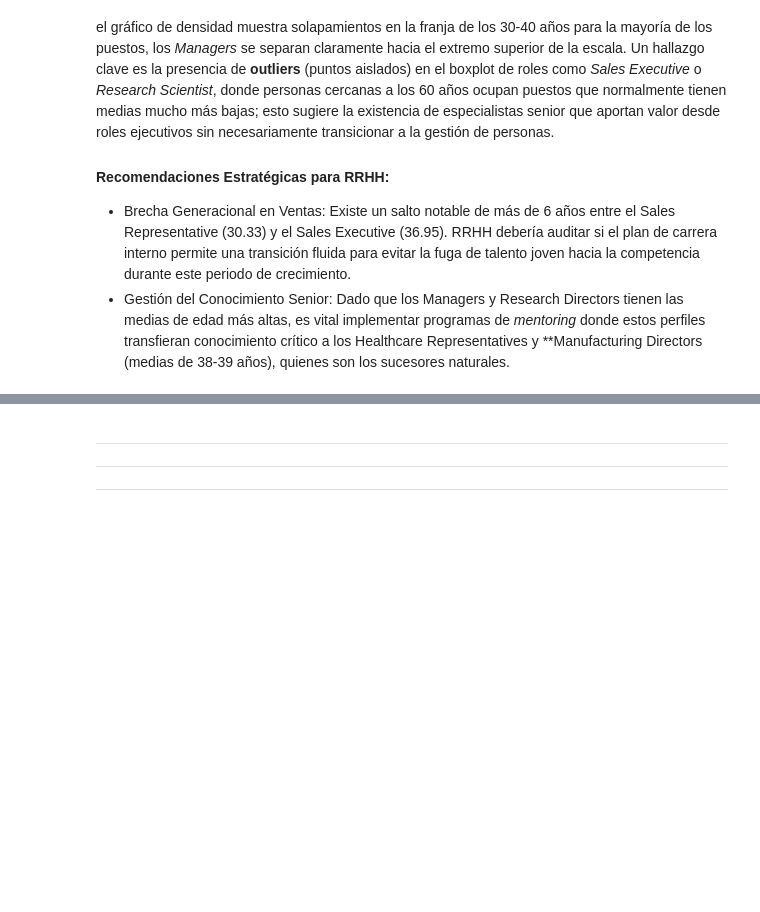
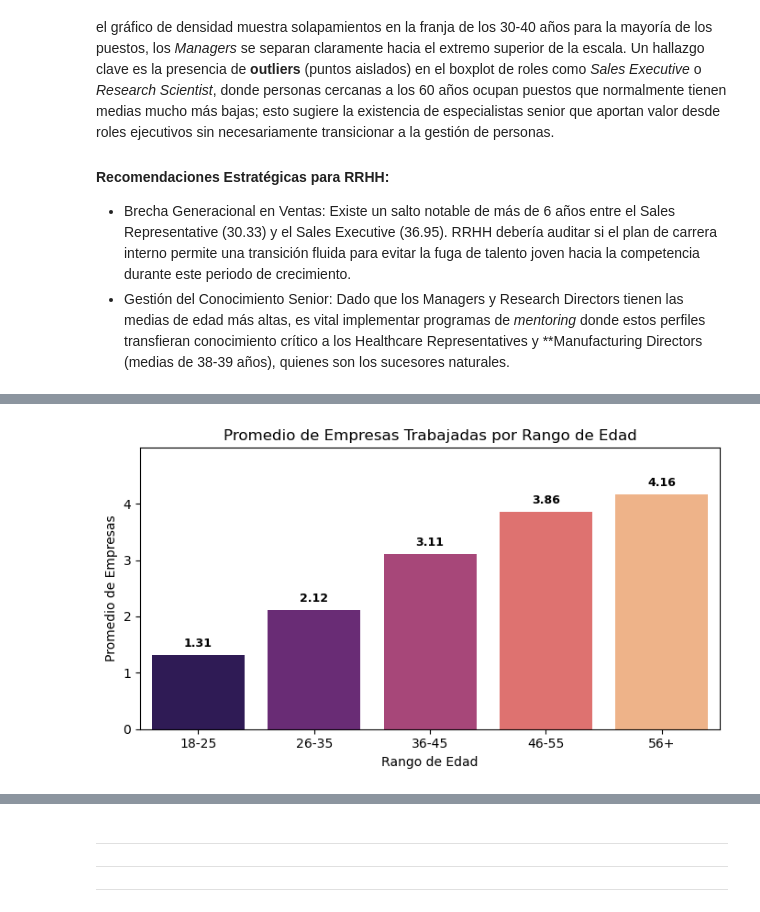
Before and after one commit to PatriciaAnaya/project-da-promo-59-modulo-3-team-3, a Jupyter notebook: optimizacion-de-talento.ipynb, the cells around one changed output, grey strips where cells are left out. Saved outputs shown, nothing was run; the diff lists cells and outputs as text; code cells hidden in the pictures; blank space fills up the shorter version.

```diff
--- a/optimizacion-de-talento.ipynb
+++ b/optimizacion-de-talento.ipynb
@@ -1335,0 +1415,11 @@ La empresa presenta una pirámide demográfica saludable pero muy marcada por el
+# %%
+df_final['age_range'] = pd.cut(df_final['age'], bins=bins_edad, labels=labels_edad, right=False)
+
+# 3. Aplicamos el groupby usando esa nueva columna
+monthly_rate_by_age_range = (df_final.groupby('age_range')['num_companies_worked']
+                             .mean()
+                             .round(2)
+                             .reset_index()
+                            )
+
+monthly_rate_by_age_range
@@ -1335,0 +1433,25 @@ La empresa presenta una pirámide demográfica saludable pero muy marcada por el
+# %%
+df_final['age_range'] = pd.cut(df_final['age'], bins=bins_edad, labels=labels_edad, right=False)
+
+companies_by_age = (df_final.groupby('age_range')['num_companies_worked']
+                    .mean()
+                    .round(2)
+                    .reset_index())
+
+plt.figure(figsize=(7, 4))
+ax = sns.barplot(data=companies_by_age, x='age_range', y='num_companies_worked', palette='magma')
+
+for p in ax.patches:
+    ax.annotate(f'{p.get_height():.2f}',
+                (p.get_x() + p.get_width() / 2., p.get_height()),
+                ha='center', va='center', xytext=(0, 9),
+                textcoords='offset points', fontsize=9, fontweight='bold')
+
+plt.title('Promedio de Empresas Trabajadas por Rango de Edad')
+plt.xlabel('Rango de Edad')
+plt.ylabel('Promedio de Empresas')
+plt.ylim(0, companies_by_age['num_companies_worked'].max() * 1.2)
+plt.tight_layout()
+plt.show()
+# %% [output]
+[figure, added]
```
Also changed, not shown: parts of 7 cells of this notebook.
